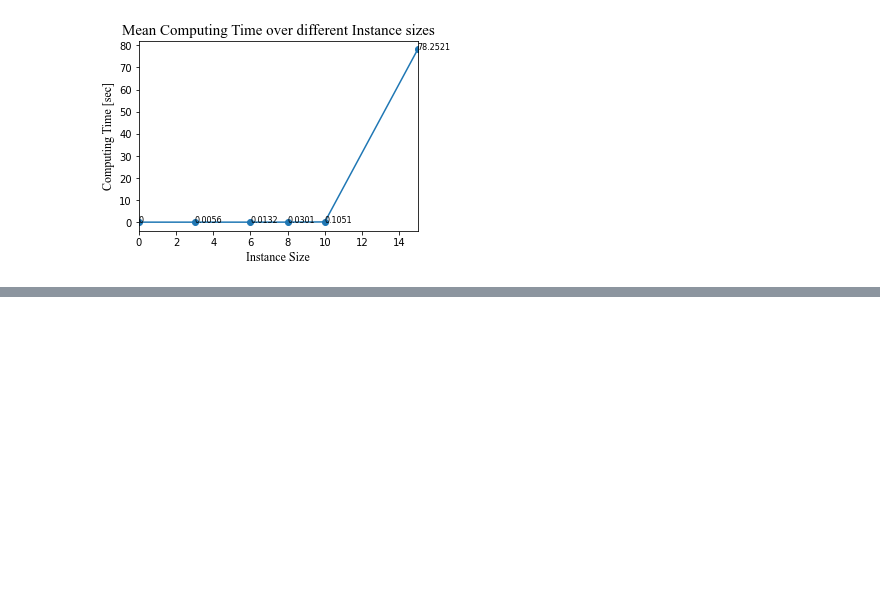
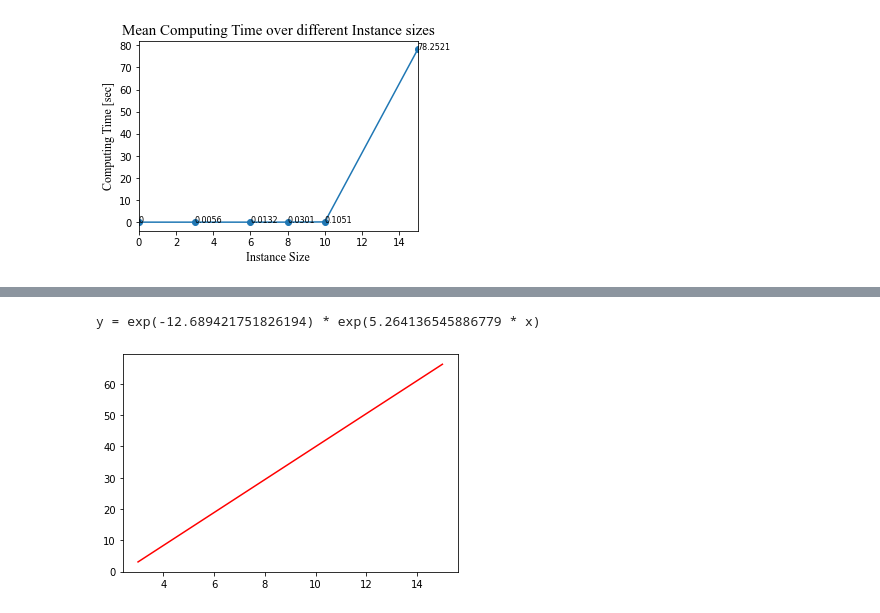
Before and after one commit to felixstillger/model-based_rl, a Jupyter notebook: exact_solver/plot.ipynb, the cells around one changed output, grey strips where cells are left out. Saved outputs shown, nothing was run; the diff lists cells and outputs as text; code cells hidden in the pictures; blank space fills up the shorter version.

```diff
--- a/exact_solver/plot.ipynb
+++ b/exact_solver/plot.ipynb
@@ -124,0 +329,15 @@ print(test.values)
+# %%
+x_transformed = np.log(x)
+y_transformed = np.log(y)
+
+# Fit an exponential curve to the transformed data
+coefficients = np.polyfit(x_transformed, y_transformed, 1)
+
+# Print the equation of the curve
+print(f'y = exp({coefficients[1]}) * exp({coefficients[0]} * x)')
+poly = np.poly1d(coefficients)
+plt.plot(x, poly(x), 'r')
+plt.show()
+# %% [output]
+y = exp(-12.689421751826194) * exp(5.264136545886779 * x)
+[figure, added]
```
Also changed, not shown: parts of 13 cells of this notebook, 1 other file.
